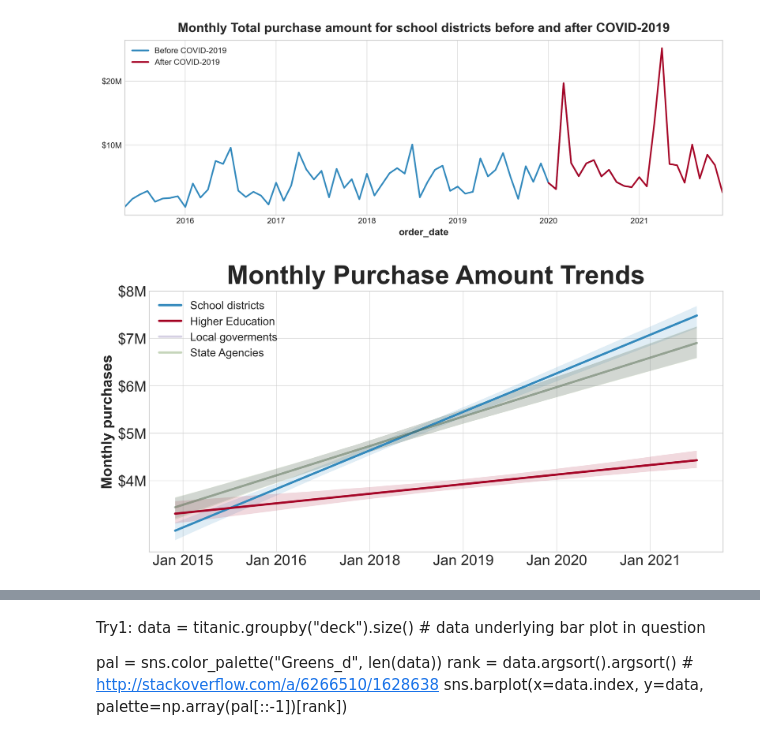
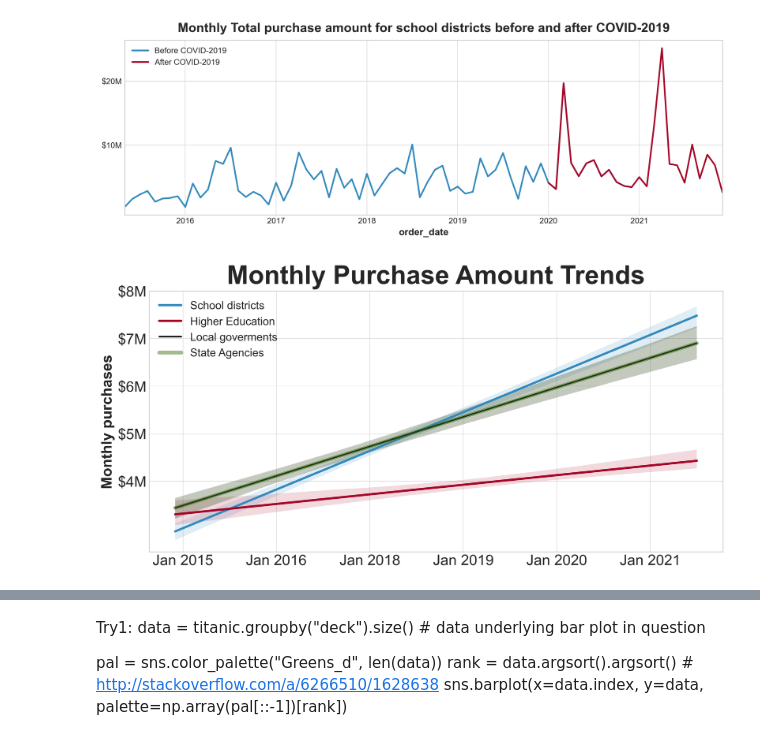
Before and after one commit to The-Real-MVPs/cisco-time-series-analysis, a Jupyter notebook: yvette_ibarra/draft_final_notebook-Copy1.ipynb, the cells around one changed output, grey strips where cells are left out. Saved outputs shown, nothing was run; the diff lists cells and outputs as text; code cells hidden in the pictures.

```diff
--- a/yvette_ibarra/draft_final_notebook-Copy1.ipynb
+++ b/yvette_ibarra/draft_final_notebook-Copy1.ipynb
@@ -762,36 +827,36 @@ viz_school_purchases()
 def show_all_trends():
     '''
     show monthly trends for all customer types except 'others'
     '''
     plt.figure(figsize = (12,6))
     k12_trend = decomposition_k_12m.trend
     hedu_trend = decomposition_higher_ed_m.trend
     loc_gov_trend = decomposition_local_gov_m.trend
     state_agency_trend = decomposition_state_agency_m.trend
 
     overall_trend = decomposition_m.trend
     # create time dummies
     time_dummy = decomposition_m.time_dummy
     ax = sns.regplot(x=time_dummy, y=k12_trend, scatter=False, label='School districts')
     ax = sns.regplot(x=time_dummy, y=hedu_trend, scatter=False, label='Higher Education')
-    ax = sns.regplot(x=time_dummy, y=loc_gov_trend, scatter=False, label='Local goverments', line_kws={'alpha':0.3})
-    ax = sns.regplot(x=time_dummy, y=state_agency_trend, scatter=False, label='State Agencies', line_kws={'alpha':0.3})
+    ax = sns.regplot(x=time_dummy, y=loc_gov_trend, scatter=False, label='Local goverments', line_kws={'alpha':1,'color':'Black', "linewidth":2})
+    ax = sns.regplot(x=time_dummy, y=state_agency_trend, scatter=False, label='State Agencies',line_kws={'alpha':.5,"linewidth":5})
 
 
     ax.set(xticks=[7, 19, 31, 43, 55, 67])
     ax.set(xticklabels=['Jan 2015', 'Jan 2016', 'Jan 2018', 'Jan 2019', 'Jan 2020', 'Jan 2021'])
     plt.xlabel(None)
     ax.set(yticks=[4_000_000, 5_000_000, 6_000_000, 7_000_000, 8_000_000])
     ax.set(yticklabels=['$4M', '$5M', '$6M', '$7M', '$8M'])
     plt.ylabel('Monthly purchases',fontsize=20)
     plt.yticks(fontsize=20)
     plt.legend(fontsize=15)
     plt.title('Monthly Purchase Amount Trends',fontsize=35)
     plt.xticks(fontsize=20)
     plt.show()
 show_all_trends()
 # %% [output]
-[figure, old version]
+[figure, new version]
 # %%
 cmap = matplotlib.cm.Blues
 mini=min(ct_df.customer_type)
```
Also changed, not shown: parts of 27 cells of this notebook, 1 other file.
